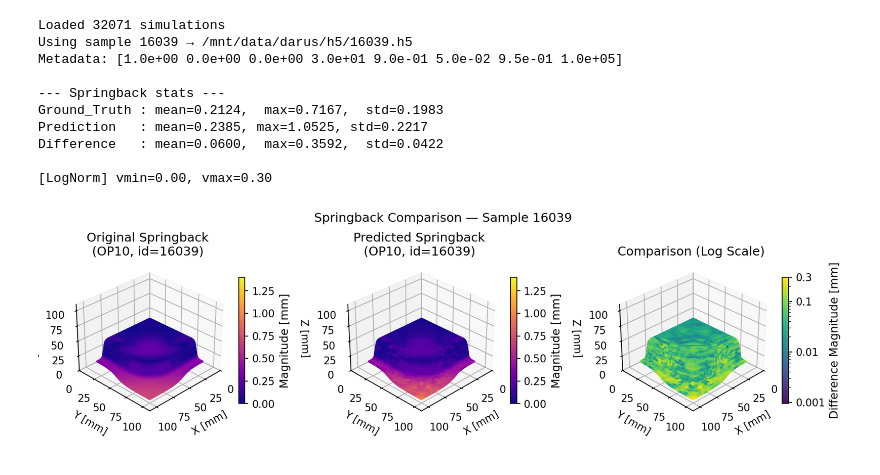
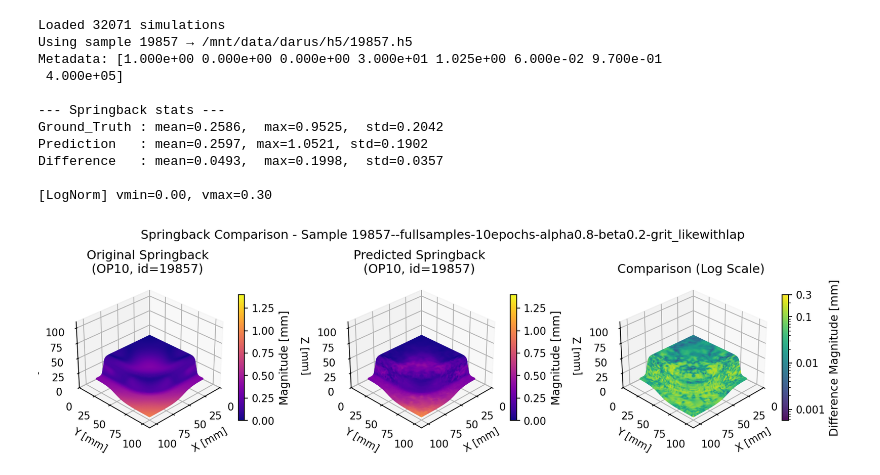
Before and after one commit to Jiang241023/research_project, a Jupyter notebook: hybrid_approach/feature_extraction/feature_display_pointcloud.ipynb, the cells around one changed output. Drawn from its saved outputs; the diff is of its cells as text; code cells hidden in the pictures.

```diff
--- a/hybrid_approach/feature_extraction/feature_display_pointcloud.ipynb
+++ b/hybrid_approach/feature_extraction/feature_display_pointcloud.ipynb
@@ -11,8 +11,8 @@ from utils_DDACS import extract_mesh, extract_point_springback
 # Config
 OPERATION   = 10
 TIMESTEP    = 2
-sample_id   = "16039"
-pred_dir    = "/home/RUS_CIP/st186731/research_project/RP-3875/hybrid_approach/grit_like_and_graphormer_like/prediction/ddacs-node-regression-1024samples-5epochs-alpha0.9-beta0.1-grit_likewithlap/grit_like"
+sample_id   = "20134"
+pred_dir    = "/home/RUS_CIP/st186731/research_project/hybrid_approach/grit_like_and_graphormer_like/prediction/ddacs-node-regression/grit_like"
 # pred_dir    = "/home/RUS_CIP/st186731/research_project/hybrid_approach/grit_like_and_graphormer_like/prediction/ddacs-node-regression/graphormer_like"
 data_root   = "/mnt/ac142464/data/jiang"
 data_dir    = Path("/mnt/ac142464/data/darus/")
@@ -141,7 +141,7 @@ ax3.set_xlim(AXIS_LIMITS); ax3.set_ylim(AXIS_LIMITS); ax3.set_zlim(AXIS_LIMITS)
 ax3.view_init(VIEW_ELEVATION, VIEW_AZIMUTH)
 ax3.set_xlabel("X [mm]"); ax3.set_ylabel("Y [mm]"); ax3.set_zlabel("Z [mm]")
 
-plt.suptitle(f"Springback Comparison - Sample {sim_id}-1024samples-5epochs-alpha0.9-beta0.1-grit_likewithlap", y=0.98, fontsize=12)
+plt.suptitle(f"Springback Comparison - Sample {sim_id}-fullsamples-10epochs-alpha0.8-beta0.2-grit_likewithlap", y=0.98, fontsize=12)
 # plt.suptitle(f"Springback Comparison - Sample {sim_id}-1024samples-5epochs-grit_likewithoutlap", y=0.98, fontsize=12)
 # plt.suptitle(f"Springback Comparison - Sample {sim_id}", y=0.98, fontsize=12)
 
@@ -156,7 +156,7 @@ if pred_dir == "/home/RUS_CIP/st186731/research_project/hybrid_approach/grit_lik
                 bbox_inches="tight",     # trim extra margins
                 pad_inches=0.1)
 else:
-    fig.savefig(save_dir / f"springback_id{sample_id}_grit_like_only_mse.png",
+    fig.savefig(save_dir / f"springback_id{sample_id}_grit_like-fullsamples-10epochs-alpha0.8-beta0.2-grit_likewithlap.png",
                 dpi=150,                 # pixel density (inches × dpi = pixels)
                 bbox_inches="tight",     # trim extra margins
                 pad_inches=0.1)
@@ -186,10 +178,10 @@ from utils_DDACS import extract_mesh, extract_point_springback
 OPERATION   = 10
 TIMESTEP    = 2
 sample_id   = "16039"
-pred_dir    = "/home/RUS_CIP/st186731/research_project/RP-3875/hybrid_approach/grit_like_and_graphormer_like/prediction/ddacs-node-regression/grit_like"
+pred_dir    = "/home/RUS_CIP/st186731/research_project/hybrid_approach/grit_like_and_graphormer_like/prediction/ddacs-node-regression/grit_like"
 # pred_dir    = "/home/RUS_CIP/st186731/research_project/hybrid_approach/grit_like_and_graphormer_like/prediction/ddacs-node-regression/graphormer_like"
-data_root   = "/mnt/ac142464/data/jiang"
-data_dir    = Path("/mnt/ac142464/data/darus/")
+data_root   = "/mnt/data/jiang"
+data_dir    = Path("/mnt/data/darus/")
 
 FIGURE_SIZES = {
     "double_col": (7.0, 3.0),
@@ -320,39 +312,40 @@ sc3 = ax3.scatter(
 cbar3 = fig.colorbar(sc3, ax=ax3, shrink=0.8)
 #cbar3.ax.minorticks_off()                     # optional: hide minor ticks
 cbar3.set_ticks([3e-1,1e-1, 1e-2, 1e-3,])                 # positions
 cbar3.set_ticklabels(['0.3', '0.1','0.01', '0.001'])        # labels you want
 cbar3.set_label("Difference Magnitude [mm]", fontsize=11)
 
 ax3.set_title("Comparison (Log Scale)")
 ax3.set_xlim(AXIS_LIMITS); ax3.set_ylim(AXIS_LIMITS); ax3.set_zlim(AXIS_LIMITS)
 ax3.view_init(VIEW_ELEVATION, VIEW_AZIMUTH)
 ax3.set_xlabel("X [mm]"); ax3.set_ylabel("Y [mm]"); ax3.set_zlabel("Z [mm]")
 
-# plt.suptitle(f"Springback Comparison - Sample {sim_id}-1024samples-5epochs-alpha0.9-beta0.1-grit_likewithlap", y=0.98, fontsize=12)
-plt.suptitle(f"Springback Comparison - Sample {sim_id}-1024samples-5epochs-grit_likewithoutlap", y=0.98, fontsize=12)
+# plt.suptitle(f"Springback Comparison - Sample {sim_id}-fullsamples-10epochs-alpha0.8-beta0.2-grit_likewithlap", y=0.98, fontsize=12)
+plt.suptitle(f"Springback Comparison - Sample {sim_id}--fullsamples-10epochs-alpha0.8-beta0.2-grit_likewithlap", y=0.98, fontsize=12)
 # plt.suptitle(f"Springback Comparison - Sample {sim_id}", y=0.98, fontsize=12)
 
 save_dir = Path("/home/RUS_CIP/st186731/research_project/figures")
 save_dir.mkdir(parents=True, exist_ok=True)
 
 fig.tight_layout()  # arrange subplots nicely
 if pred_dir == "/home/RUS_CIP/st186731/research_project/hybrid_approach/grit_like_and_graphormer_like/prediction/ddacs-node-regression/graphormer_like":
     fig.savefig(save_dir / f"springback_id{sample_id}_graphormer_like_with_lap_loss.png",
                 dpi=150, bbox_inches="tight", pad_inches=0.1)
 else:
-    fig.savefig(save_dir / f"springback_id{sample_id}_grit_like_without_lap_loss_logscale.png",
+    fig.savefig(save_dir / f"springback_id{sample_id}_grit_like_without_lap_loss_logscale-fullsamples-10epochs-alpha0.8-beta0.2-grit_likewithlap.png",
                 dpi=150, bbox_inches="tight", pad_inches=0.1)
 
 plt.show()
 # %% [output]
 Loaded 32071 simulations
-Using sample 16039 → /mnt/data/darus/h5/16039.h5
-Metadata: [1.0e+00 0.0e+00 0.0e+00 3.0e+01 9.0e-01 5.0e-02 9.5e-01 1.0e+05]
+Using sample 19857 → /mnt/data/darus/h5/19857.h5
+Metadata: [1.000e+00 0.000e+00 0.000e+00 3.000e+01 1.025e+00 6.000e-02 9.700e-01
+ 4.000e+05]
 
 --- Springback stats ---
-Ground_Truth : mean=0.2124,  max=0.7167,  std=0.1983
-Prediction   : mean=0.2385, max=1.0525, std=0.2217
-Difference   : mean=0.0600,  max=0.3592,  std=0.0422
+Ground_Truth : mean=0.2586,  max=0.9525,  std=0.2042
+Prediction   : mean=0.2597, max=1.0521, std=0.1902
+Difference   : mean=0.0493,  max=0.1998,  std=0.0357
 
 [LogNorm] vmin=0.00, vmax=0.30
-[figure, old version]
+[figure, new version]
```
Also changed, not shown: parts of 2 cells of this notebook, 6 other files.
